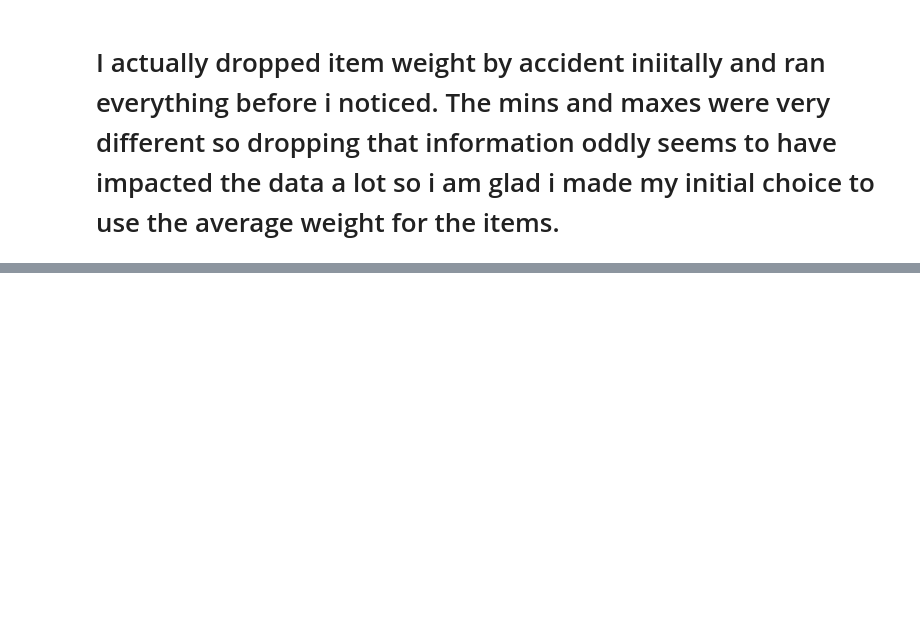
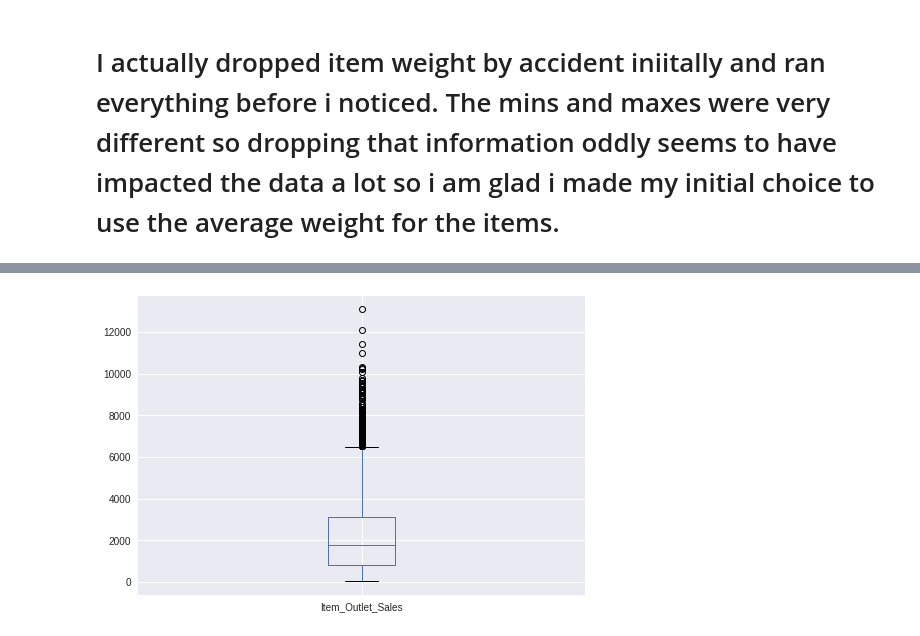
Before and after one commit to EfaOnyianta/Portfolio, a Jupyter notebook: Food_analysis.ipynb, the cells around one changed output, grey strips where cells are left out. Drawn from its saved outputs; the diff is of its cells as text; code cells hidden in the pictures; blank space fills up the shorter version.

```diff
--- a/Food_analysis.ipynb
+++ b/Food_analysis.ipynb
@@ -285,0 +373,6 @@ df['Item_MRP'].mean()
+# %%
+plt.style.use('seaborn')
+df.boxplot('Item_Outlet_Sales');
+# the data for this is very skewed and all the values lie out of the max but its very grouped there.
+# %% [output]
+[figure, added]
```
Also changed, not shown: parts of 13 cells of this notebook.
